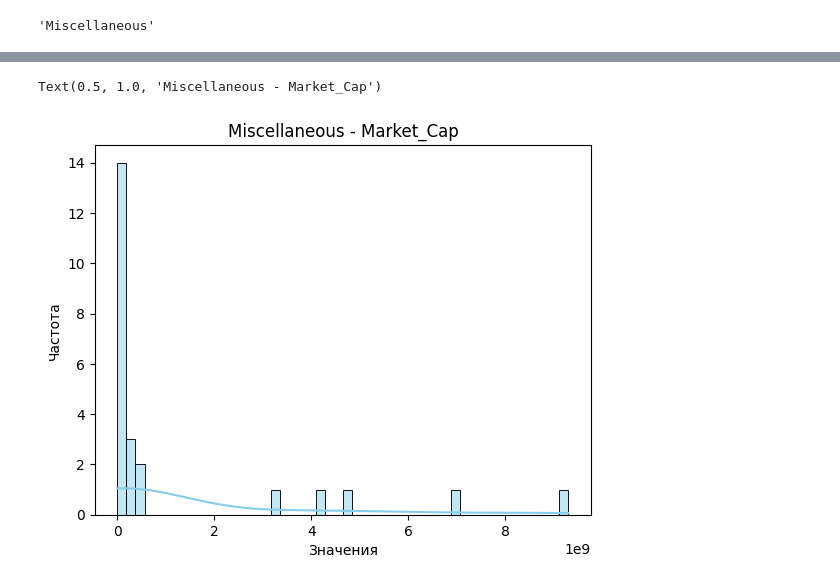
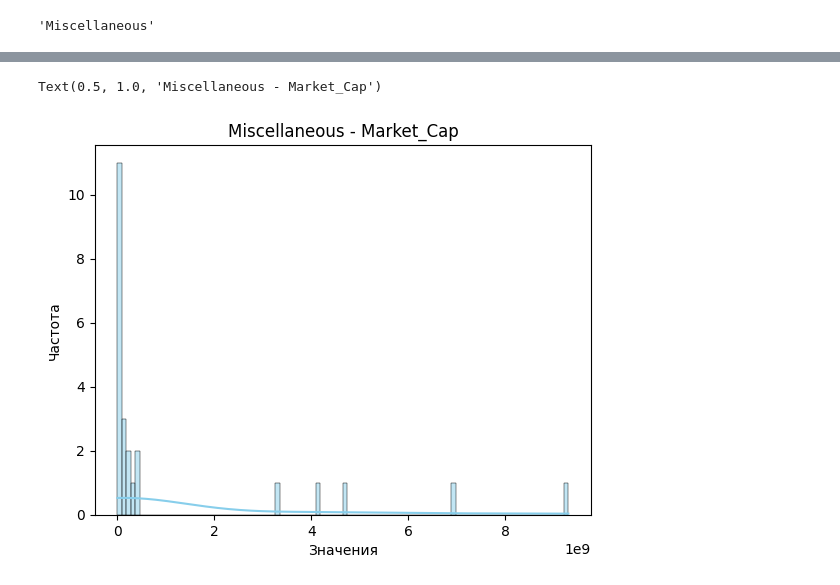
Before and after one commit to maximarbuzov/maxim, a Jupyter notebook: Untitled7.ipynb, the cells around one changed output, grey strips where cells are left out. Drawn from its saved outputs; the diff is of its cells as text; code cells hidden in the pictures.

```diff
--- a/Untitled7.ipynb
+++ b/Untitled7.ipynb
@@ -159,8 +159,8 @@ sector_companies.head()
 # %%
-sns.histplot(data=sector_companies.Market_Cap,bins=50,kde=True,color='skyblue')
+sns.histplot(data=sector_companies.Market_Cap,bins=100,kde=True,color='skyblue')
 plt.xlabel('Значения')
 plt.ylabel('Частота')
 plt.title('Miscellaneous - Market_Cap')
 # %% [output]
 Text(0.5, 1.0, 'Miscellaneous - Market_Cap')
-[figure, old version]
+[figure, new version]
```
Also changed, not shown: parts of 8 cells of this notebook.
